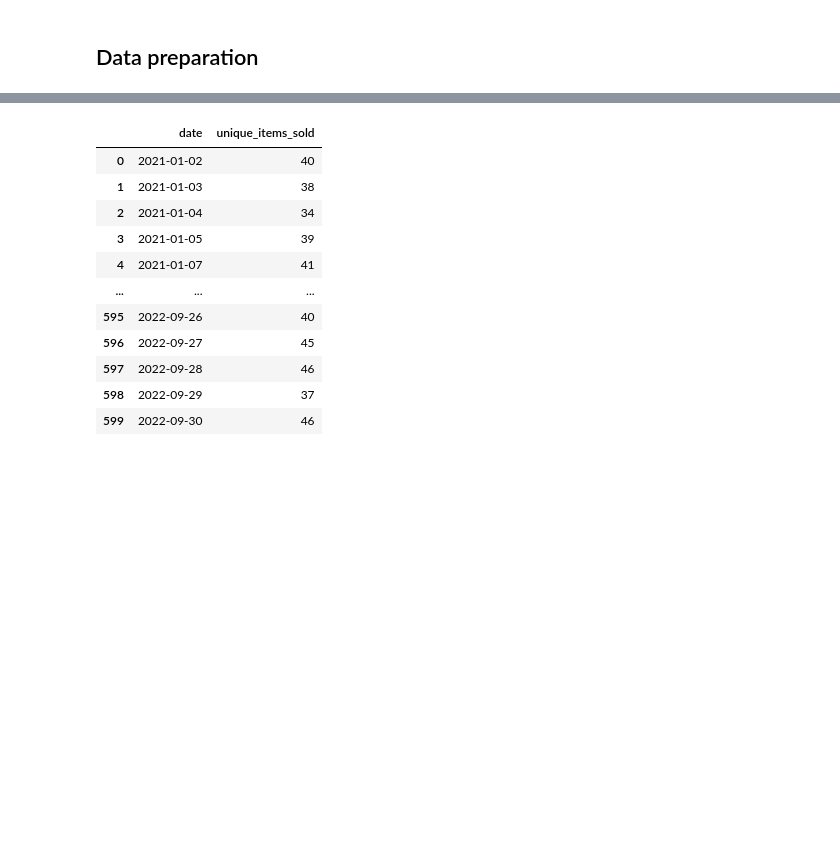
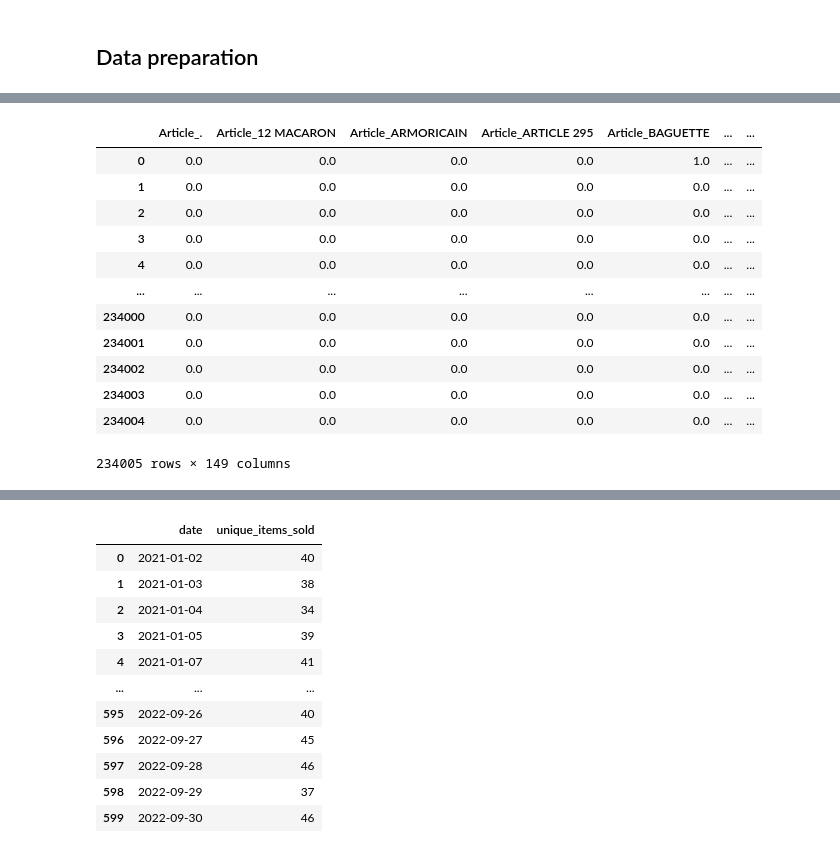
Before and after one commit to msbeigi/sale-analysis, a Jupyter notebook: backery_sale.ipynb, the cells around one changed output, grey strips where cells are left out. Saved outputs shown, nothing was run; the diff lists cells and outputs as text; code cells hidden in the pictures; blank space fills up the shorter version.

```diff
--- a/backery_sale.ipynb
+++ b/backery_sale.ipynb
@@ -197,0 +248,19 @@ merged_data[merged_data['is_freezing_day']==True]
+# %%
+encoder = OneHotEncoder(sparse=False)
+article_encoded = encoder.fit_transform(backery[['Article']])
+encode_columns=encoder.get_feature_names_out()
+encoded_df=pd.DataFrame(article_encoded,columns=encode_columns)
+# %% [output]
+|  | Article_. | Article_12 MACARON | Article_ARMORICAIN | Article_ARTICLE 295 | Article_BAGUETTE | ... | ... |
+| 0 | 0.0 | 0.0 | 0.0 | 0.0 | 1.0 | ... | ... |
+| 1 | 0.0 | 0.0 | 0.0 | 0.0 | 0.0 | ... | ... |
+| 2 | 0.0 | 0.0 | 0.0 | 0.0 | 0.0 | ... | ... |
+| 3 | 0.0 | 0.0 | 0.0 | 0.0 | 0.0 | ... | ... |
+| 4 | 0.0 | 0.0 | 0.0 | 0.0 | 0.0 | ... | ... |
+| ... | ... | ... | ... | ... | ... | ... | ... |
+| 234000 | 0.0 | 0.0 | 0.0 | 0.0 | 0.0 | ... | ... |
+| 234001 | 0.0 | 0.0 | 0.0 | 0.0 | 0.0 | ... | ... |
+| 234002 | 0.0 | 0.0 | 0.0 | 0.0 | 0.0 | ... | ... |
+| 234003 | 0.0 | 0.0 | 0.0 | 0.0 | 0.0 | ... | ... |
+| 234004 | 0.0 | 0.0 | 0.0 | 0.0 | 0.0 | ... | ... |
+234005 rows × 149 columns
```
Also changed, not shown: parts of 20 cells of this notebook.
